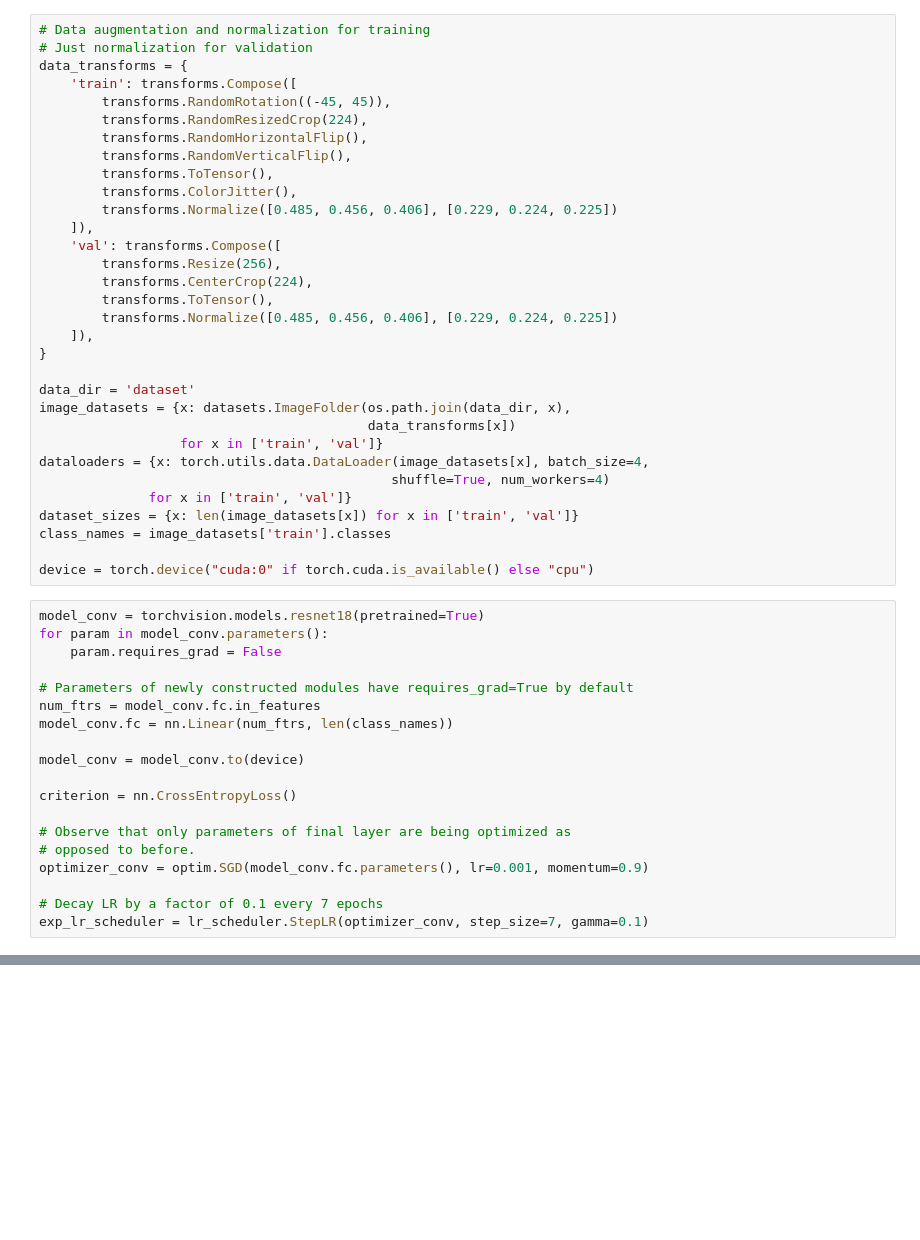
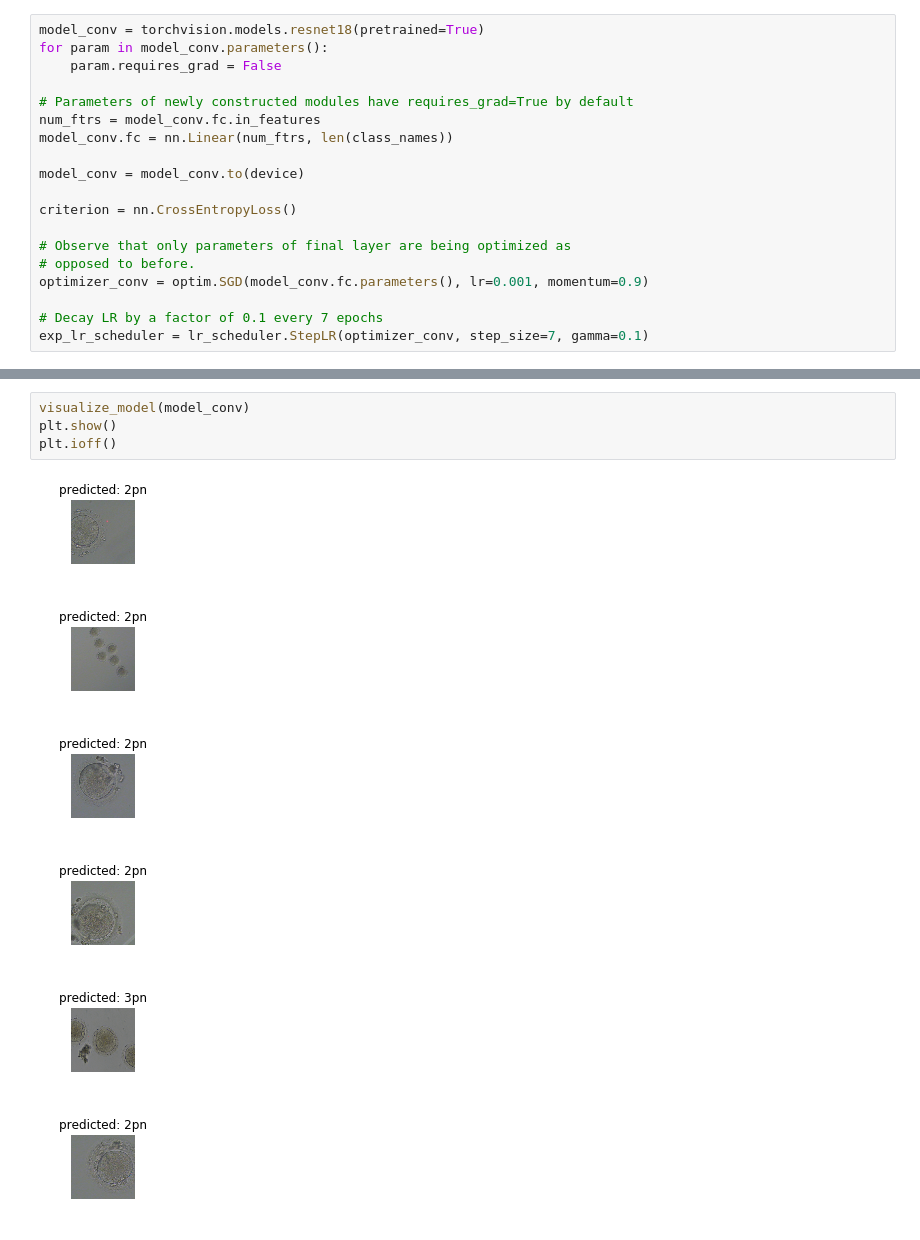
Before and after one commit to tuzkreekman/cs231n-pronuclei, a Jupyter notebook: resnet18.ipynb, the cells around one changed output, grey strips where cells are left out. Saved outputs shown, nothing was run; the diff lists cells and outputs as text; blank space fills up the shorter version.

```diff
--- a/resnet18.ipynb
+++ b/resnet18.ipynb
@@ -288,37 +296,5 @@ plt.show()
 # %% [markdown]
 ##### Experiment 2: freezing except last layer
-# %%
-# Data augmentation and normalization for training
-# Just normalization for validation
-data_transforms = {
-    'train': transforms.Compose([
-        transforms.RandomRotation((-45, 45)),
-        transforms.RandomResizedCrop(224),
-        transforms.RandomHorizontalFlip(),
-        transforms.RandomVerticalFlip(),
-        transforms.ToTensor(),
-        transforms.ColorJitter(),
-        transforms.Normalize([0.485, 0.456, 0.406], [0.229, 0.224, 0.225])
-    ]),
-    'val': transforms.Compose([
-        transforms.Resize(256),
-        transforms.CenterCrop(224),
-        transforms.ToTensor(),
-        transforms.Normalize([0.485, 0.456, 0.406], [0.229, 0.224, 0.225])
-    ]),
-}
-
-data_dir = 'dataset'
-image_datasets = {x: datasets.ImageFolder(os.path.join(data_dir, x),
-                                          data_transforms[x])
-                  for x in ['train', 'val']}
-dataloaders = {x: torch.utils.data.DataLoader(image_datasets[x], batch_size=4,
-                                             shuffle=True, num_workers=4)
-              for x in ['train', 'val']}
-dataset_sizes = {x: len(image_datasets[x]) for x in ['train', 'val']}
-class_names = image_datasets['train'].classes
-
-device = torch.device("cuda:0" if torch.cuda.is_available() else "cpu")
 # %%
 model_conv = torchvision.models.resnet18(pretrained=True)
 for param in model_conv.parameters():
@@ -343,0 +339,11 @@ model_conv = train_model(model_conv, criterion, optimizer_conv, exp_lr_scheduler
+# %%
+visualize_model(model_conv)
+plt.show()
+plt.ioff()
+# %% [output]
+[figure, added]
+[figure, added]
+[figure, added]
+[figure, added]
+[figure, added]
+[figure, added]
```
Also changed, not shown: parts of 3 cells of this notebook.
